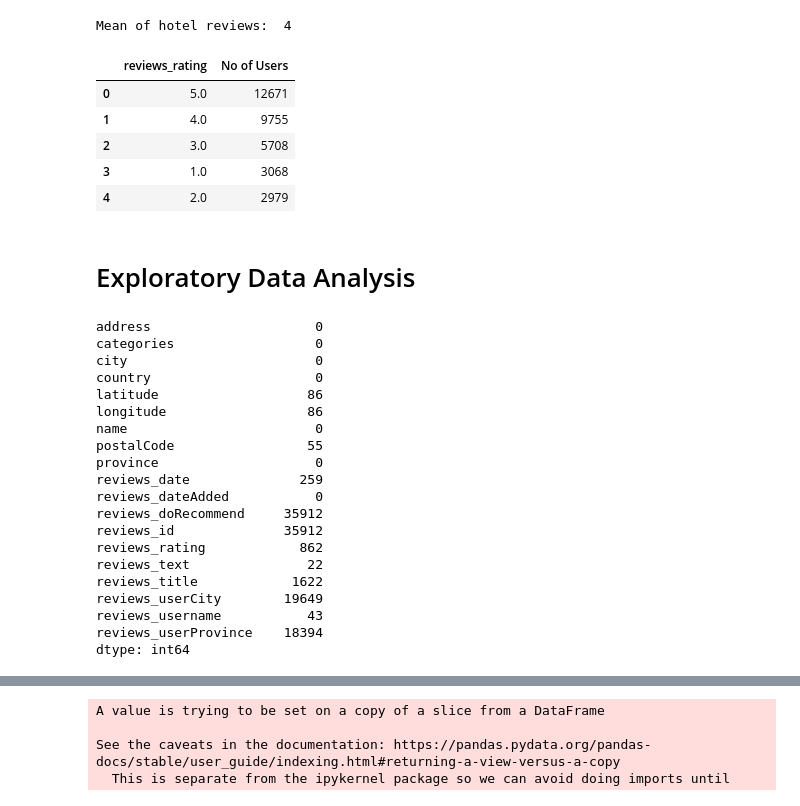
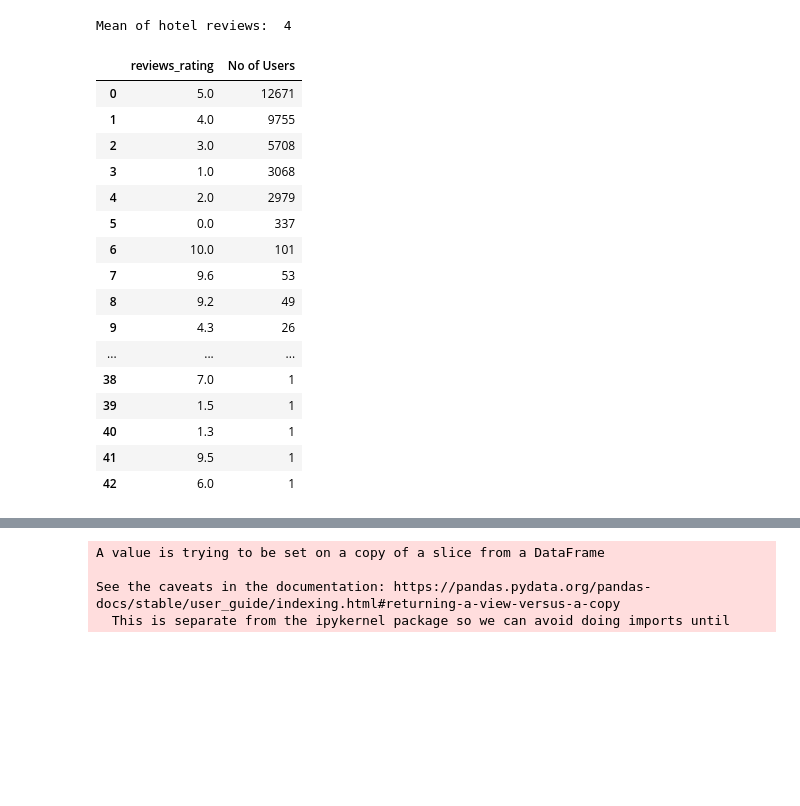
Before and after one commit to kristaLumbantoruan/PBA_Evlogimenos, a Jupyter notebook: Naive Bayes.ipynb, the cells around one changed output, grey strips where cells are left out. Cells and saved outputs as stored; diff of their text form; code cells hidden in the pictures; blank space fills up the shorter version.

```diff
--- a/Naive Bayes.ipynb
+++ b/Naive Bayes.ipynb
@@ -104,37 +147,22 @@ print('Mean of hotel reviews: ', round(corpus['reviews_rating'].mean()))
 Mean of hotel reviews:  4
 # %%
 review=pd.DataFrame(corpus.groupby('reviews_rating').size().sort_values(ascending=False).rename('No of Users').reset_index())
-review.head()
+review
 # %% [output]
 |  | reviews_rating | No of Users |
 | 0 | 5.0 | 12671 |
 | 1 | 4.0 | 9755 |
 | 2 | 3.0 | 5708 |
 | 3 | 1.0 | 3068 |
 | 4 | 2.0 | 2979 |
+| 5 | 0.0 | 337 |
+| 6 | 10.0 | 101 |
+| 7 | 9.6 | 53 |
+| 8 | 9.2 | 49 |
+| 9 | 4.3 | 26 |
+| ... | ... | ... |
+| 38 | 7.0 | 1 |
+| 39 | 1.5 | 1 |
+| 40 | 1.3 | 1 |
+| 41 | 9.5 | 1 |
+| 42 | 6.0 | 1 |
-# %% [markdown]
-# Exploratory Data Analysis
-# %%
-#Check for missing values in the dataset
-corpus.isnull().sum(axis=0)
-# %% [output]
-address                     0
-categories                  0
-city                        0
-country                     0
-latitude                   86
-longitude                  86
-name                        0
-postalCode                 55
-province                    0
-reviews_date              259
-reviews_dateAdded           0
-reviews_doRecommend     35912
-reviews_id              35912
-reviews_rating            862
-reviews_text               22
-reviews_title            1622
-reviews_userCity        19649
-reviews_username           43
-reviews_userProvince    18394
-dtype: int64
```
Also changed, not shown: parts of 18 cells of this notebook.
